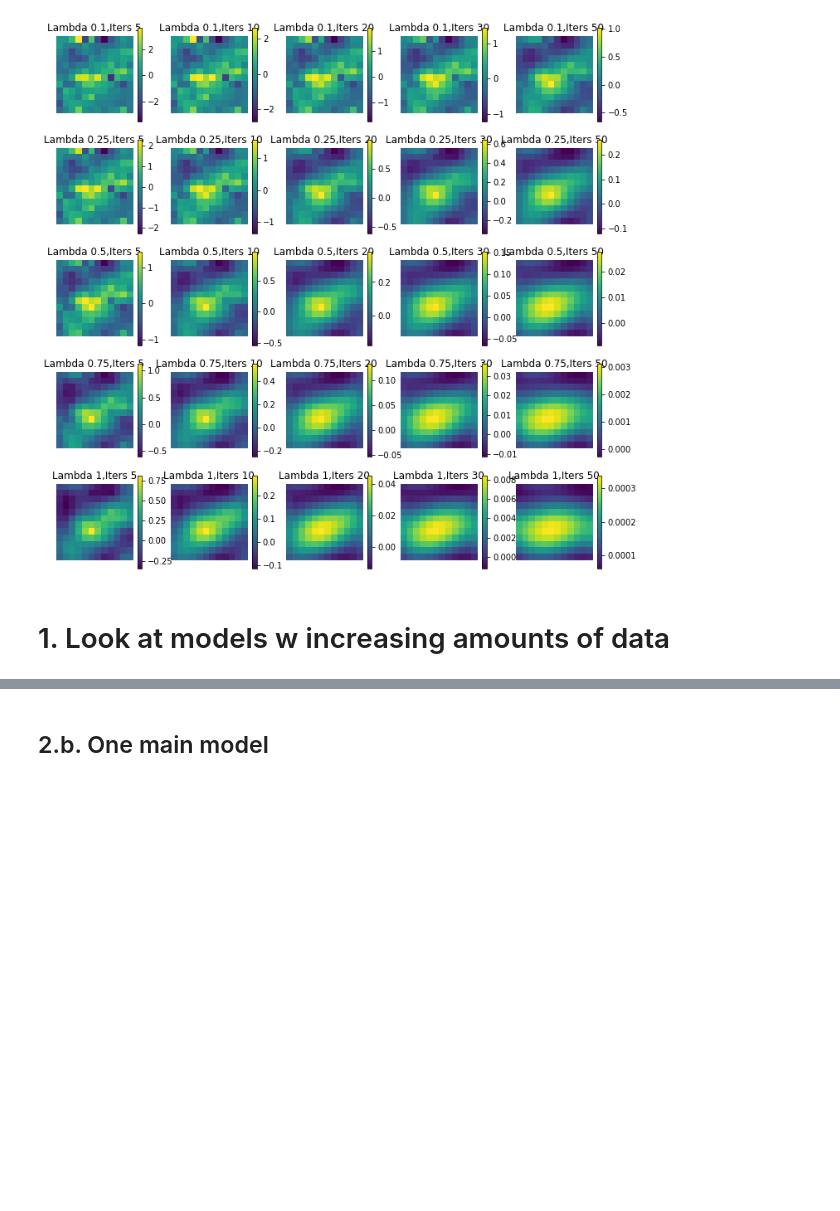
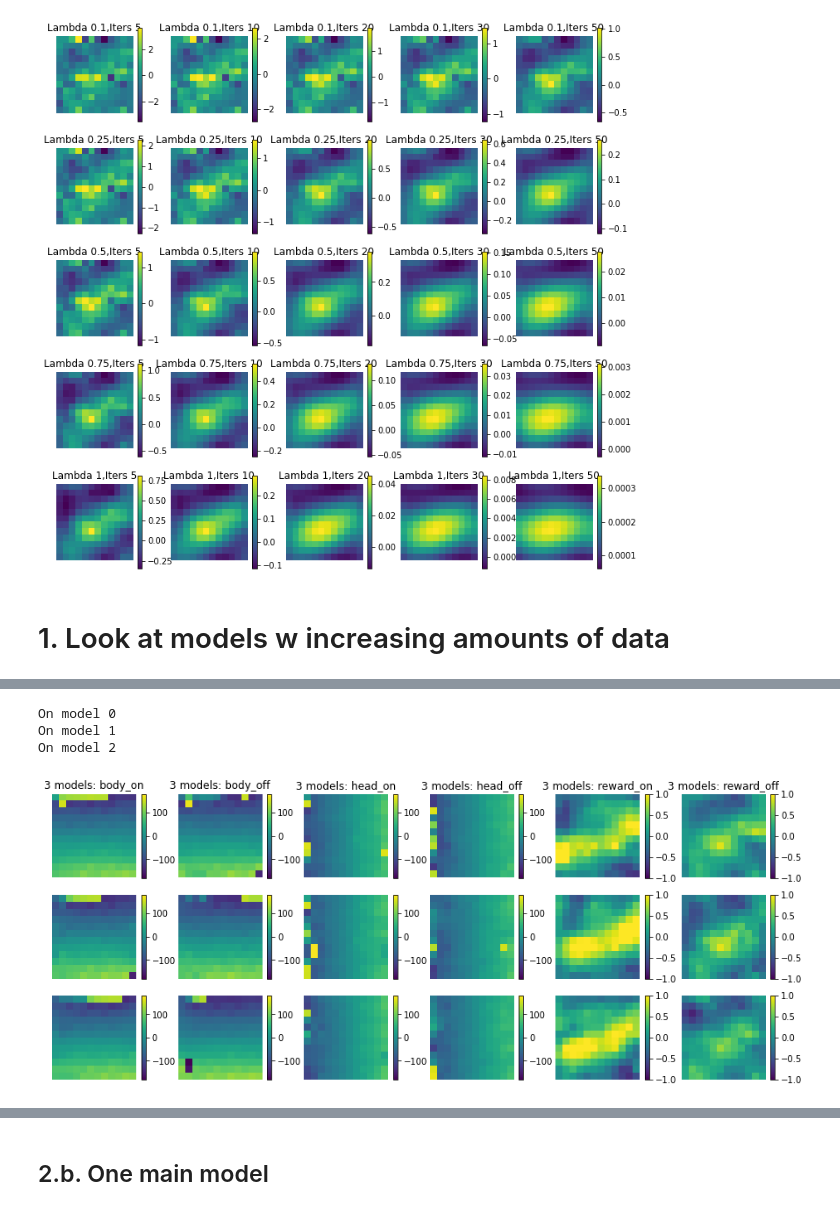
Before and after one commit to ccli3896/RLWorms, a Jupyter notebook: 12_19_homeTesting/RunMoreThings.ipynb, the cells around one changed output, grey strips where cells are left out. Drawn from its saved outputs; the diff is of its cells as text; code cells hidden in the pictures; blank space fills up the shorter version.

```diff
--- a/12_19_homeTesting/RunMoreThings.ipynb
+++ b/12_19_homeTesting/RunMoreThings.ipynb
@@ -83,0 +106,8 @@ def mods_w_diff_samples(n_models,handler,samples):
+# %%
+mods = mods_w_diff_samples(3,dh,10000)
+plot_mods(mods)
+# %% [output]
+On model 0
+On model 1
+On model 2
+[figure, added]
```
Also changed, not shown: parts of 11 cells of this notebook.
